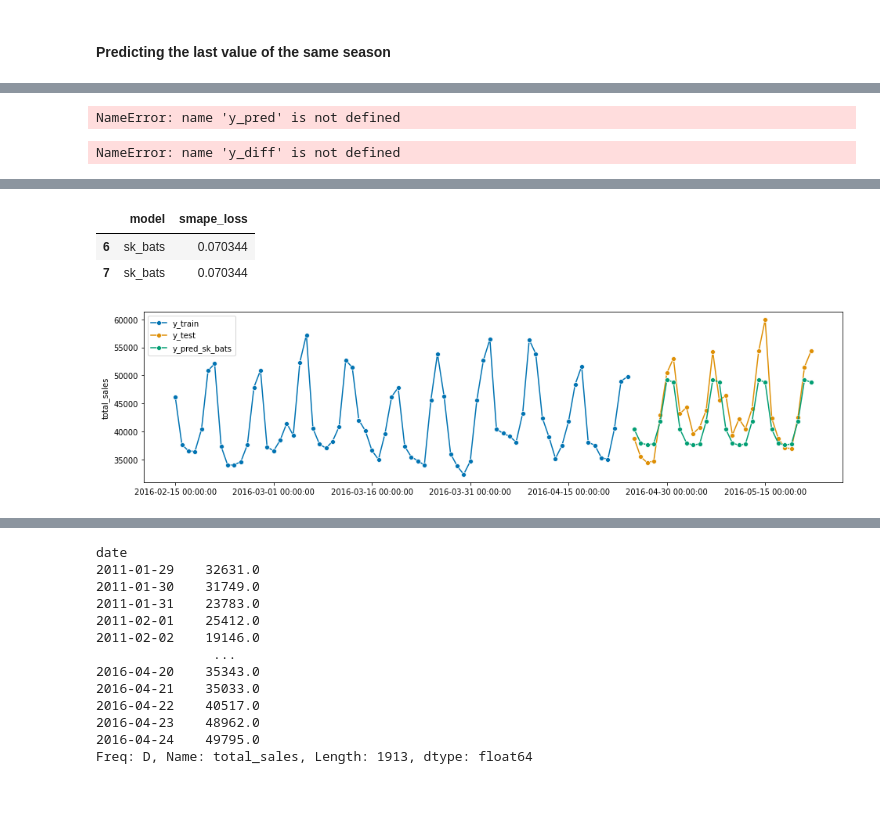
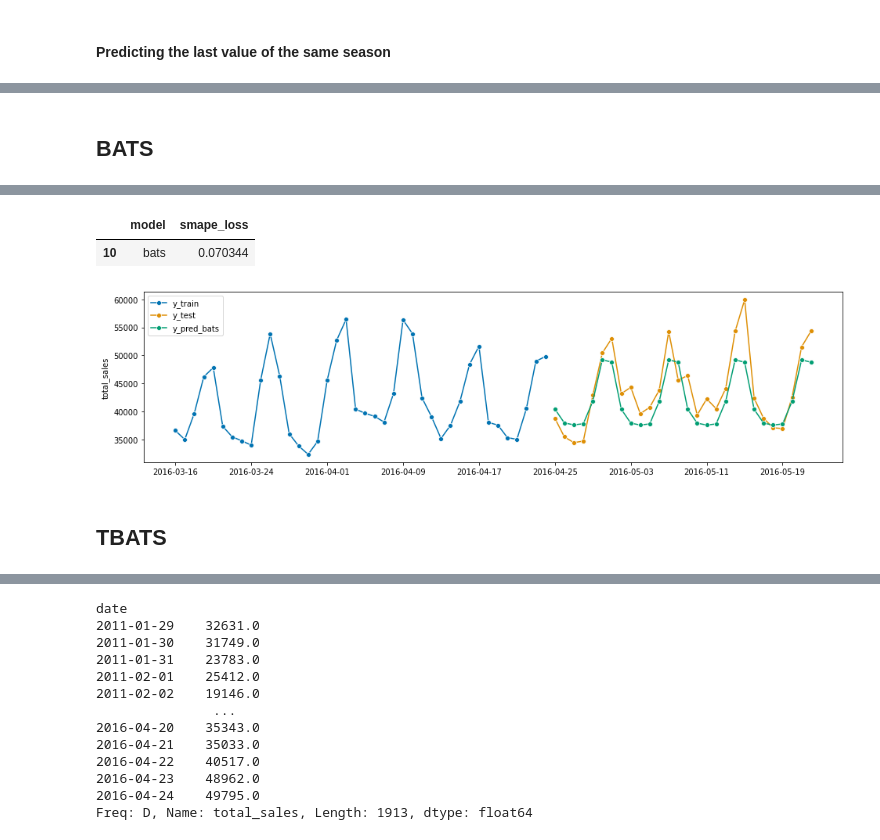
Before and after one commit to ElizabethSebastian/Sales-Forecasting, a Jupyter notebook: Forecast.ipynb, the cells around one changed output, grey strips where cells are left out. Cells and saved outputs as stored; diff of their text form; code cells hidden in the pictures; blank space fills up the shorter version.

```diff
--- a/Forecast.ipynb
+++ b/Forecast.ipynb
@@ -235,10 +160,10 @@ result[result['model']=="sk_naive"]
 forecaster = NaiveForecaster(strategy="last", sp=7)
 forecaster.fit(y_train)
 y_pred_last_season = forecaster.predict(fh)
-save_model('sk_naive_last_season')
-loss_naive_last_season=load_model('sk_naive_last_season', y_train, y_test, y_pred_last_season)
+save_model('naive_last_season')
+loss_naive_last_season=load_model('naive_last_season', y_train, y_test, y_pred_last_season)
 myindex = result.shape[0]+1
-result.at[myindex,'model']='sk_naive_last_season'
+result.at[myindex,'model']='naive_last_season'
 result.at[myindex,'smape_loss']=loss_naive_last_season
-result[result['model']=='sk_naive_last_season']
+result[result['model']=='naive_last_season']
 # %% [output]
@@ -275,10 +180,10 @@ forecaster.fit(y_train)
 y_pred_exponential = forecaster.predict(fh)
 #plot_series(y_train[-365:], y_test[-365:], y_pred, labels=["y_train", "y_test", "y_pred"])
 #smape_loss(y_test, y_pred)
-save_model('sk_exponential_smoothng')
-loss_exponential_smoothing=load_model('sk_exponential_smoothng', y_train, y_test, y_pred_exponential)
+save_model('exponential')
+loss_exponential=load_model('exponential', y_train, y_test, y_pred_exponential)
 myindex = result.shape[0]+1
-result.at[myindex,'model']='sk_exponential_smoothng'
-result.at[myindex,'smape_loss']=loss_exponential_smoothing
-result[result['model']=='sk_exponential_smoothng']
+result.at[myindex,'model']='exponential'
+result.at[myindex,'smape_loss']=loss_exponential
+result[result['model']=='exponential']
 # %% [output]
@@ -293,11 +200,11 @@ from sktime.forecasting.ets import AutoETS
 forecaster = AutoETS(auto=True, sp=7, n_jobs=-1)
 forecaster.fit(y_train)
 y_pred_auto_ets = forecaster.predict(fh)
-save_model('sk_auto_ets')
-loss_auto_ets=load_model('sk_auto_ets', y_train, y_test, y_pred_auto_ets)
+save_model('auto_ets')
+loss_auto_ets=load_model('auto_ets', y_train, y_test, y_pred_auto_ets)
 
 myindex = result.shape[0]+1
-result.at[myindex,'model']='sk_auto_ets'
+result.at[myindex,'model']='auto_ets'
 result.at[myindex,'smape_loss']=loss_auto_ets
-result[result['model']=='sk_auto_ets']
+result[result['model']=='auto_ets']
 # %% [output]
@@ -326,11 +219,11 @@ plot_series(y-y.shift(1))
 forecaster = AutoARIMA(sp=7, suppress_warnings=True)
 forecaster.fit(y_train)
 y_pred_autoarima = forecaster.predict(fh)
-save_model('sk_autoarima')
-loss_autoarima=load_model('sk_autoarima', y_train, y_test, y_pred_autoarima)
+save_model('autoarima')
+loss_autoarima=load_model('autoarima', y_train, y_test, y_pred_autoarima)
 
 myindex = result.shape[0]+1
-result.at[myindex,'model']='sk_autoarima'
+result.at[myindex,'model']='autoarima'
 result.at[myindex,'smape_loss']=loss_autoarima
-result[result['model']=='sk_autoarima']
+result[result['model']=='autoarima']
 # %% [output]
@@ -352,17 +234,5 @@ fh
-# %%
-diff_pred= y_train[-1]+np.cumsum(y_pred)
-#np.cumsum(y_pred)
-# %% [output]
-NameError: name 'y_pred' is not defined
-# %%
-
-forecaster = ARIMA(order=(1,0,0),seasonal_order=(0, 0, 0, 365), suppress_warnings=True)
-forecaster.fit(y_diff)
-y_pred = forecaster.predict(fh)
-plot_series(y_train[-30:], y_test[-30:], diff_pred, labels=["y_train", "y_test", "y_pred"])
-smape_loss(y_test, diff_pred)
-# %% [output]
-NameError: name 'y_diff' is not defined
+# %% [markdown]
+## BATS
 # %%
 %%time
 from sktime.forecasting.bats import BATS
@@ -370,11 +240,11 @@ from sktime.forecasting.bats import BATS
 forecaster = BATS(sp=7, use_trend=True, use_box_cox=False)
 forecaster.fit(y_train)
 y_pred_bats = forecaster.predict(fh)
-save_model('sk_bats')
-loss_bats= load_model('sk_bats', y_train, y_test, y_pred_bats)
+save_model('bats')
+loss_bats= load_model('bats', y_train, y_test, y_pred_bats)
 
 myindex = result.shape[0]+1
-result.at[myindex,'model']='sk_bats'
+result.at[myindex,'model']='bats'
 result.at[myindex,'smape_loss']=loss_bats
-result[result['model']=='sk_bats']
+result[result['model']=='bats']
 # %% [output]
@@ -382,4 +252,5 @@ Wall time: 1min 10s
 |  | model | smape_loss |
-| 6 | sk_bats | 0.070344 |
-| 7 | sk_bats | 0.070344 |
+| 10 | bats | 0.070344 |
-[figure, old version]
+[figure, new version]
+# %% [markdown]
+## TBATS
```
Also changed, not shown: parts of 121 cells of this notebook, 28 other files.
